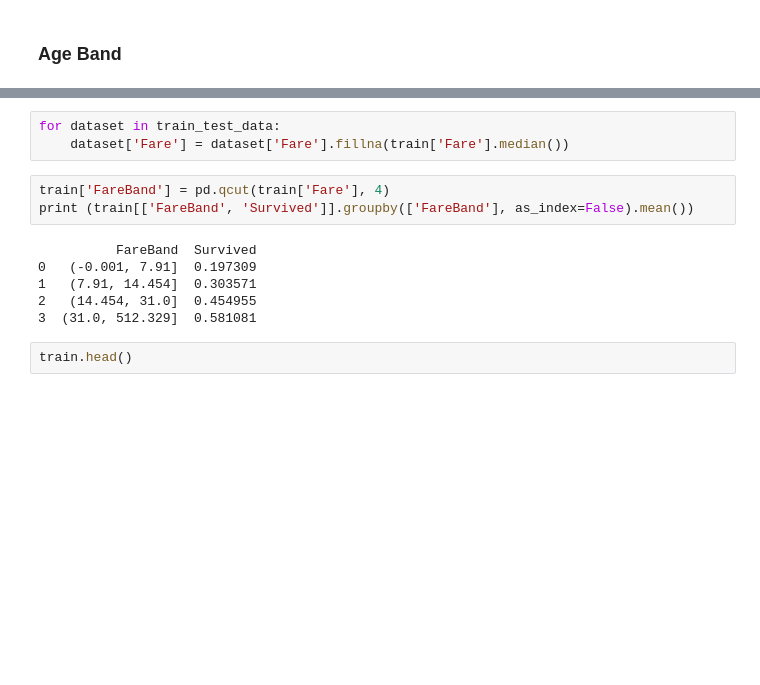
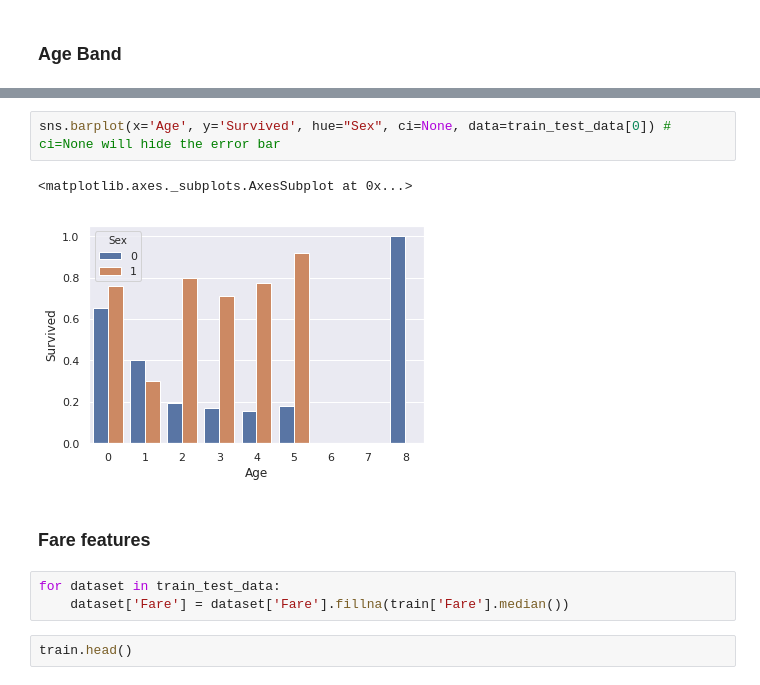
Before and after one commit to guillaumethomas/kaggle_titanic, a Jupyter notebook: titanic_2.ipynb, the cells around one changed output, grey strips where cells are left out. Cells and saved outputs as stored; diff of their text form; blank space fills up the shorter version.

```diff
--- a/titanic_2.ipynb
+++ b/titanic_2.ipynb
@@ -892,15 +932,13 @@ train.head()
+# %%
+sns.barplot(x='Age', y='Survived', hue="Sex", ci=None, data=train_test_data[0]) # ci=None will hide the error bar
+# %% [output]
+<matplotlib.axes._subplots.AxesSubplot at 0x...>
+[figure, added]
+# %% [markdown]
+### Fare features
 # %%
 for dataset in train_test_data:
     dataset['Fare'] = dataset['Fare'].fillna(train['Fare'].median())
-# %%
-train['FareBand'] = pd.qcut(train['Fare'], 4)
-print (train[['FareBand', 'Survived']].groupby(['FareBand'], as_index=False).mean())
-# %% [output]
-          FareBand  Survived
-0   (-0.001, 7.91]  0.197309
-1   (7.91, 14.454]  0.303571
-2   (14.454, 31.0]  0.454955
-3  (31.0, 512.329]  0.581081
 # %%
 train.head()
 # %% [output]
```
Also changed, not shown: parts of 81 cells of this notebook.
